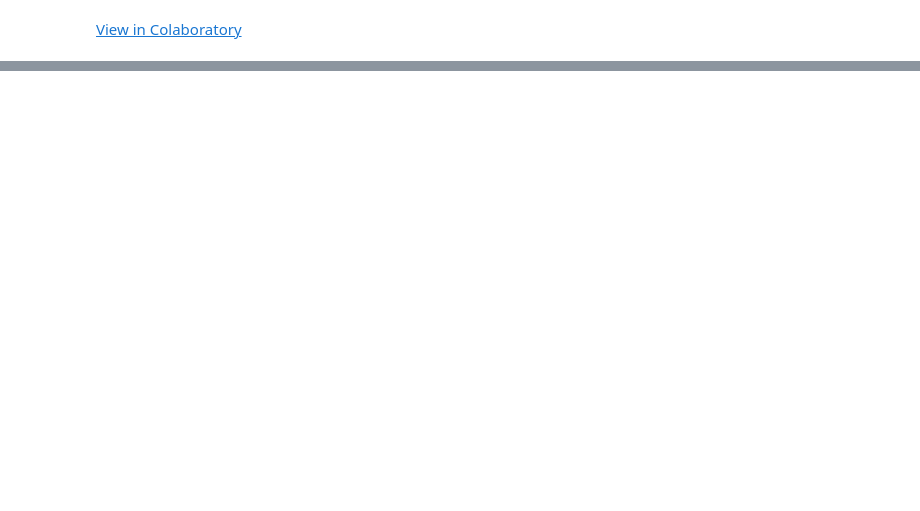
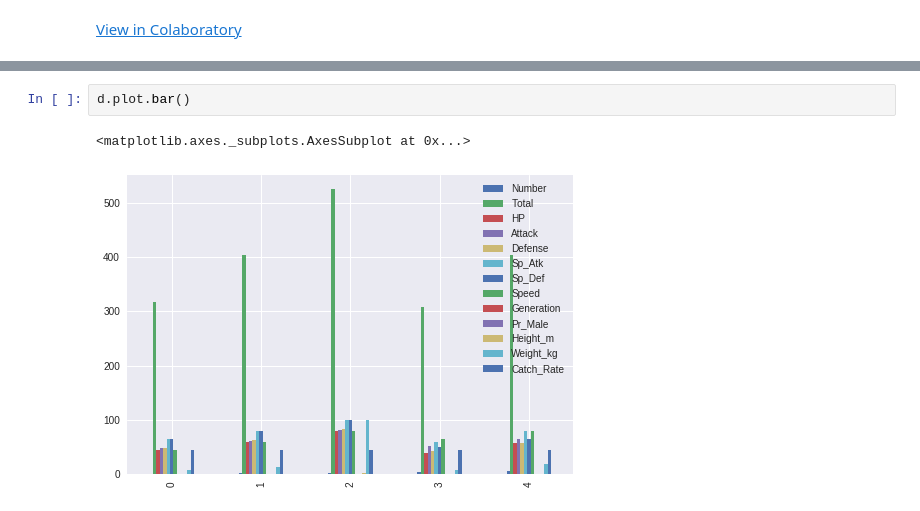
Before and after one commit to MrDoga/Acadview_assignments, a Jupyter notebook: Assingment_7.ipynb, the cells around one changed output, grey strips where cells are left out. Drawn from its saved outputs; the diff is of its cells as text; blank space fills up the shorter version.

```diff
--- a/Assingment_7.ipynb
+++ b/Assingment_7.ipynb
@@ -85,0 +94,5 @@ sns.countplot(x='Country',hue='Service',data='c')
+# %%
+d.plot.bar()
+# %% [output]
+<matplotlib.axes._subplots.AxesSubplot at 0x...>
+[figure, added]
```
Also changed, not shown: parts of 14 cells of this notebook.
